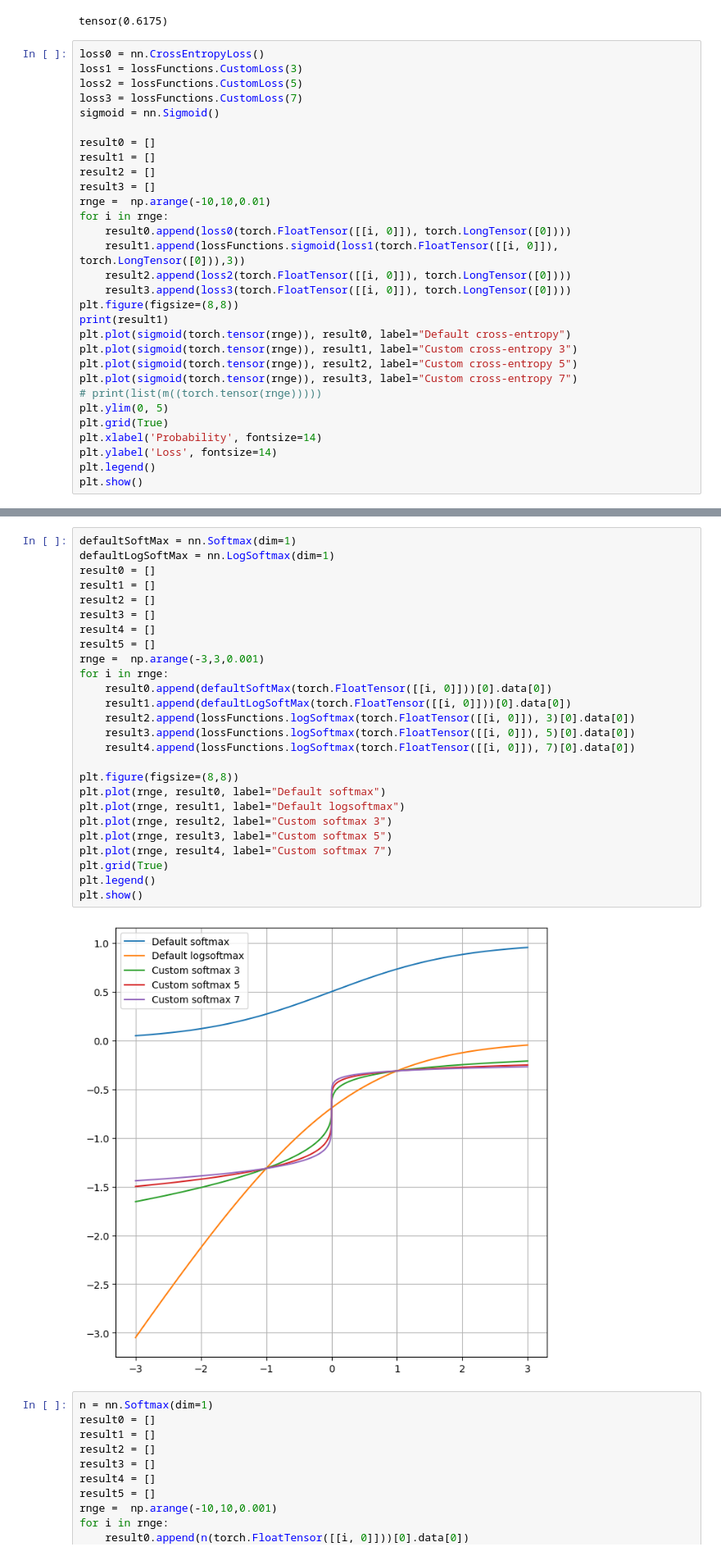
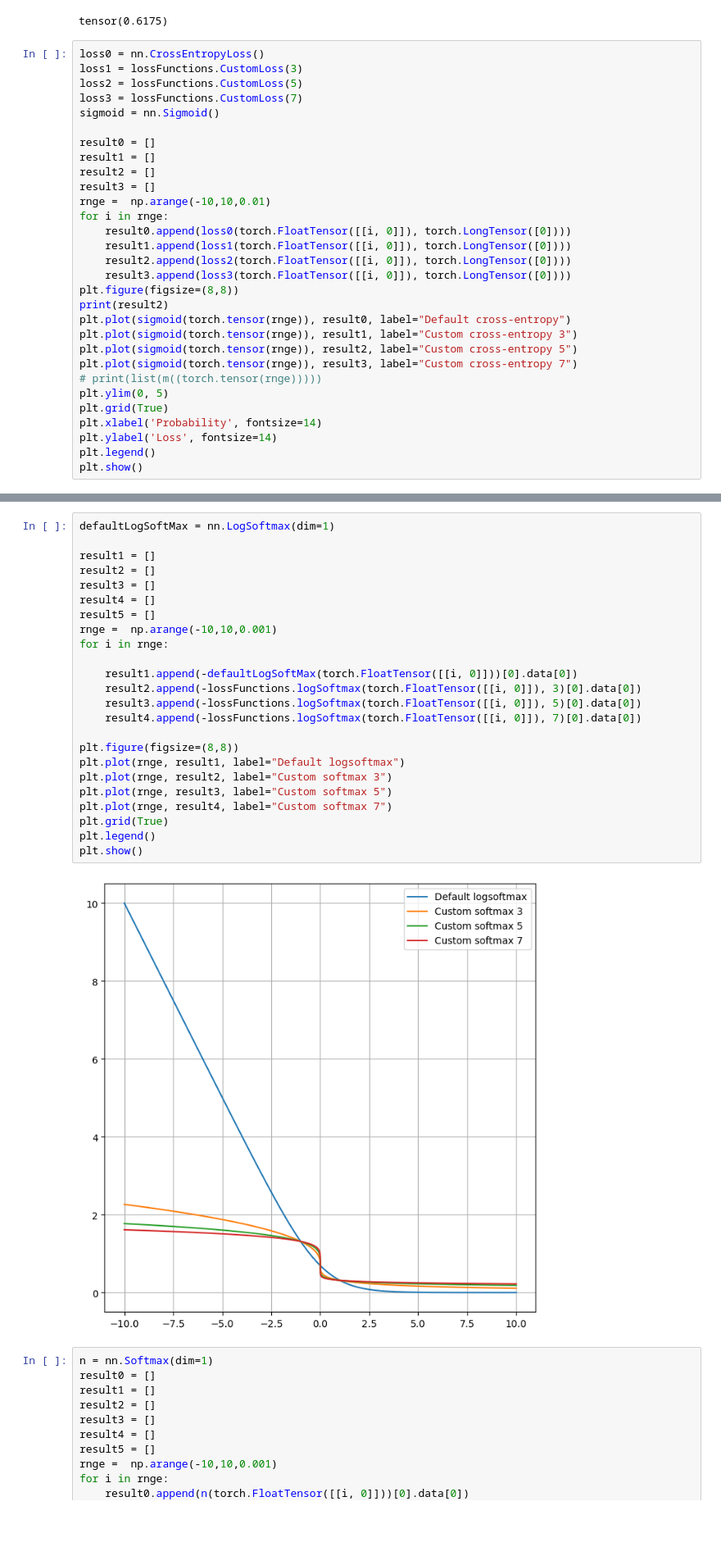
Before and after one commit to 591291-hvl/Bachelor, a Jupyter notebook: Code/notebooks/Tester/lossTest.ipynb, the cells around one changed output, grey strips where cells are left out. Shown: that part at 82% size. Drawn from its saved outputs; the diff is of its cells as text; blank space fills up the shorter version.

Commit message:
error bar and fixed some plot visualization

```diff
--- a/Code/notebooks/Tester/lossTest.ipynb
+++ b/Code/notebooks/Tester/lossTest.ipynb
@@ -194,11 +194,11 @@ result3 = []
 rnge =  np.arange(-10,10,0.01)
 for i in rnge:
     result0.append(loss0(torch.FloatTensor([[i, 0]]), torch.LongTensor([0])))
-    result1.append(lossFunctions.sigmoid(loss1(torch.FloatTensor([[i, 0]]), torch.LongTensor([0])),3))
+    result1.append(loss1(torch.FloatTensor([[i, 0]]), torch.LongTensor([0])))
     result2.append(loss2(torch.FloatTensor([[i, 0]]), torch.LongTensor([0])))
     result3.append(loss3(torch.FloatTensor([[i, 0]]), torch.LongTensor([0])))
 plt.figure(figsize=(8,8))
-print(result1)
+print(result2)
 plt.plot(sigmoid(torch.tensor(rnge)), result0, label="Default cross-entropy")
 plt.plot(sigmoid(torch.tensor(rnge)), result1, label="Custom cross-entropy 3")
 plt.plot(sigmoid(torch.tensor(rnge)), result2, label="Custom cross-entropy 5")
@@ -216,31 +216,29 @@ plt.show()
 # %%
-defaultSoftMax = nn.Softmax(dim=1)
 defaultLogSoftMax = nn.LogSoftmax(dim=1)
-result0 = []
+
 result1 = []
 result2 = []
 result3 = []
 result4 = []
 result5 = []
-rnge =  np.arange(-3,3,0.001)
+rnge =  np.arange(-10,10,0.001)
 for i in rnge:
-    result0.append(defaultSoftMax(torch.FloatTensor([[i, 0]]))[0].data[0])
-    result1.append(defaultLogSoftMax(torch.FloatTensor([[i, 0]]))[0].data[0])
-    result2.append(lossFunctions.logSoftmax(torch.FloatTensor([[i, 0]]), 3)[0].data[0])
-    result3.append(lossFunctions.logSoftmax(torch.FloatTensor([[i, 0]]), 5)[0].data[0])
-    result4.append(lossFunctions.logSoftmax(torch.FloatTensor([[i, 0]]), 7)[0].data[0])
+
+    result1.append(-defaultLogSoftMax(torch.FloatTensor([[i, 0]]))[0].data[0])
+    result2.append(-lossFunctions.logSoftmax(torch.FloatTensor([[i, 0]]), 3)[0].data[0])
+    result3.append(-lossFunctions.logSoftmax(torch.FloatTensor([[i, 0]]), 5)[0].data[0])
+    result4.append(-lossFunctions.logSoftmax(torch.FloatTensor([[i, 0]]), 7)[0].data[0])
 
 plt.figure(figsize=(8,8))
-plt.plot(rnge, result0, label="Default softmax")
 plt.plot(rnge, result1, label="Default logsoftmax")
 plt.plot(rnge, result2, label="Custom softmax 3")
 plt.plot(rnge, result3, label="Custom softmax 5")
 plt.plot(rnge, result4, label="Custom softmax 7")
 plt.grid(True)
 plt.legend()
 plt.show()
 # %% [output]
-[figure, old version]
+[figure, new version]
 # %%
 n = nn.Softmax(dim=1)
 result0 = []
```
Also changed, not shown: parts of 1 cell of this notebook, 1 other file.
